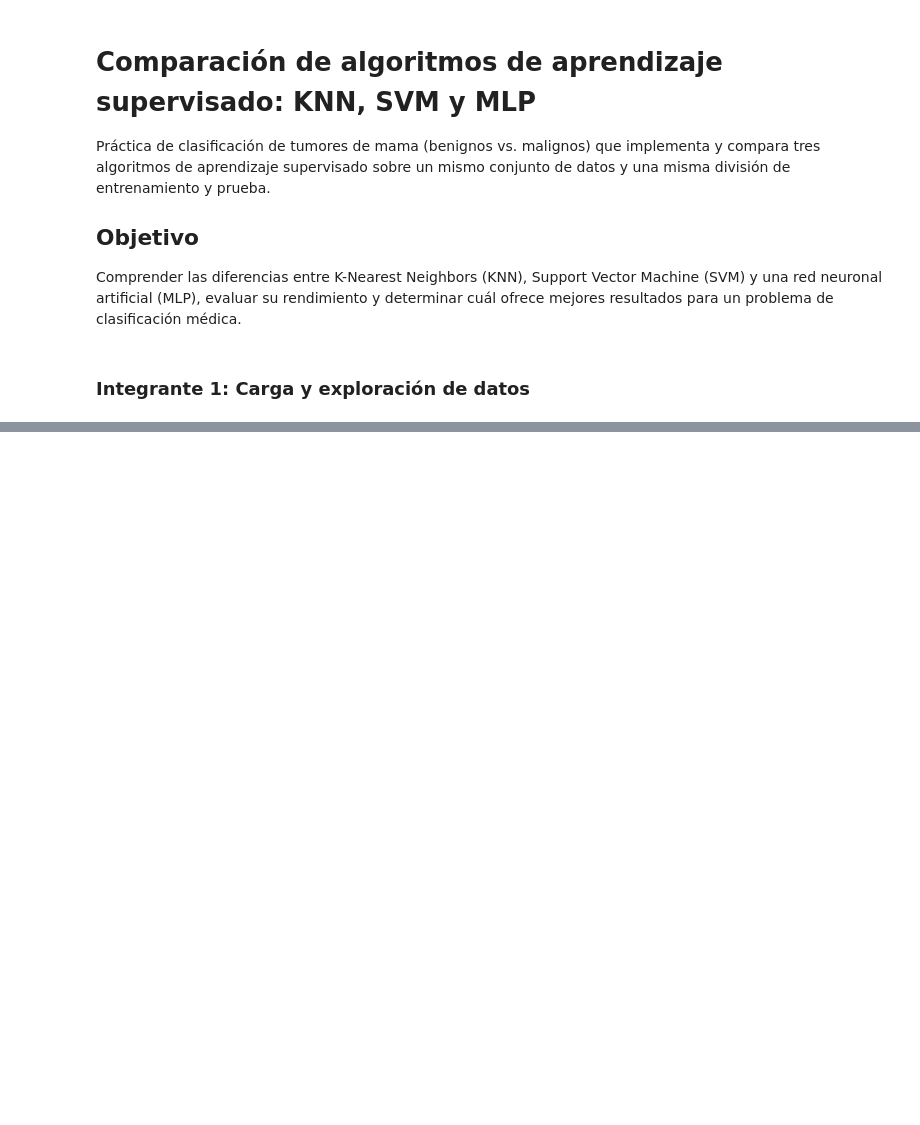
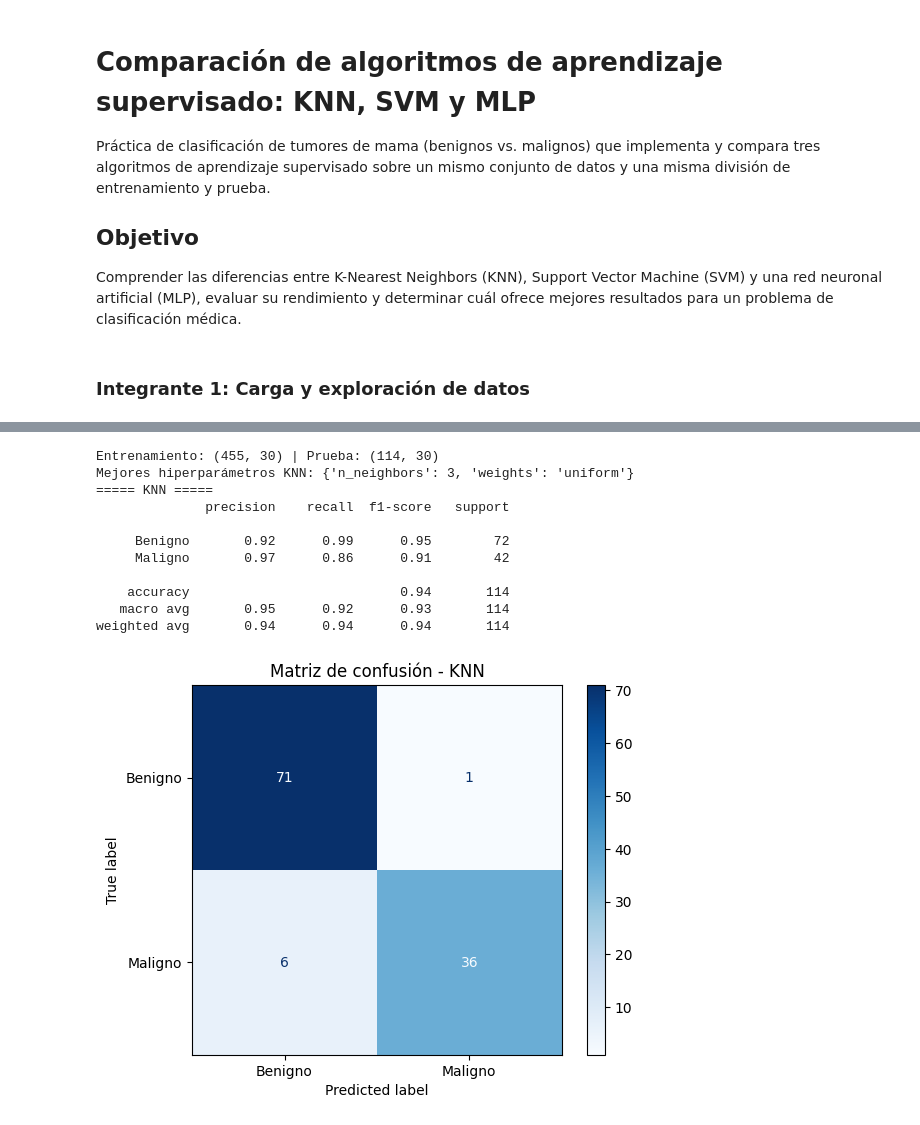
Before and after one commit to antodollparts/supervised-learning-breast-cancer, a Jupyter notebook: notebook.ipynb, the cells around one changed output, grey strips where cells are left out. Saved outputs shown, nothing was run; the diff lists cells and outputs as text; code cells hidden in the pictures; blank space fills up the shorter version.

Commit message:
feat: Se agrega preprocesamiento, función de evaluación y modelo KNN

```diff
--- a/notebook.ipynb
+++ b/notebook.ipynb
@@ -52,0 +99,71 @@ print("Forma de y:", y.shape)
+# %%
+# ===== INTEGRANTE 2: PREPROCESAMIENTO + KNN =====
+from sklearn.model_selection import train_test_split, GridSearchCV
+from sklearn.preprocessing import StandardScaler
+from sklearn.neighbors import KNeighborsClassifier
+from sklearn.metrics import (accuracy_score, precision_score, recall_score,
+                             f1_score, confusion_matrix, classification_report,
+                             ConfusionMatrixDisplay)
+
+# --- División única para los tres algoritmos ---
+X_train, X_test, y_train, y_test = train_test_split(
+    X, y, test_size=0.2, random_state=42, stratify=y
+)
+print("Entrenamiento:", X_train.shape, "| Prueba:", X_test.shape)
+
+# --- Estandarización (el scaler se ajusta SOLO con entrenamiento) ---
+scaler = StandardScaler()
+X_train_s = scaler.fit_transform(X_train)
+X_test_s = scaler.transform(X_test)
+
+# --- Función de evaluación común (la usan los integrantes 3 y 4) ---
+resultados = []
+
+def evaluar_modelo(nombre, modelo, X_te, y_te):
+    """Evalúa un modelo ya entrenado y guarda sus métricas en 'resultados'.
+    Clase positiva = Maligno (1)."""
+    y_pred = modelo.predict(X_te)
+    cm = confusion_matrix(y_te, y_pred)
+    tn, fp, fn, tp = cm.ravel()
+
+    resultados.append({
+        'Modelo': nombre,
+        'Accuracy': accuracy_score(y_te, y_pred),
+        'Precision': precision_score(y_te, y_pred),
+        'Recall': recall_score(y_te, y_pred),
+        'F1-score': f1_score(y_te, y_pred),
+        'Falsos positivos': fp,
+        'Falsos negativos': fn,
+        'Errores totales': fp + fn
+    })
+
+    print(f"===== {nombre} =====")
+    print(classification_report(y_te, y_pred, target_names=['Benigno', 'Maligno']))
+    ConfusionMatrixDisplay(cm, display_labels=['Benigno', 'Maligno']).plot(cmap='Blues')
+    plt.title(f'Matriz de confusión - {nombre}')
+    plt.show()
+    return y_pred
+
+# --- KNN: se busca el mejor k con validación cruzada sobre entrenamiento ---
+param_knn = {'n_neighbors': list(range(1, 22, 2)),
+             'weights': ['uniform', 'distance']}
+grid_knn = GridSearchCV(KNeighborsClassifier(), param_knn, cv=5, scoring='accuracy')
+grid_knn.fit(X_train_s, y_train)
+
+knn = grid_knn.best_estimator_
+print("Mejores hiperparámetros KNN:", grid_knn.best_params_)
+
+y_pred_knn = evaluar_modelo('KNN', knn, X_test_s, y_test)
+# %% [output]
+Entrenamiento: (455, 30) | Prueba: (114, 30)
+Mejores hiperparámetros KNN: {'n_neighbors': 3, 'weights': 'uniform'}
+===== KNN =====
+              precision    recall  f1-score   support
+
+     Benigno       0.92      0.99      0.95        72
+     Maligno       0.97      0.86      0.91        42
+
+    accuracy                           0.94       114
+   macro avg       0.95      0.92      0.93       114
+weighted avg       0.94      0.94      0.94       114
+[figure, added]
```
Also changed, not shown: parts of 2 cells of this notebook.
